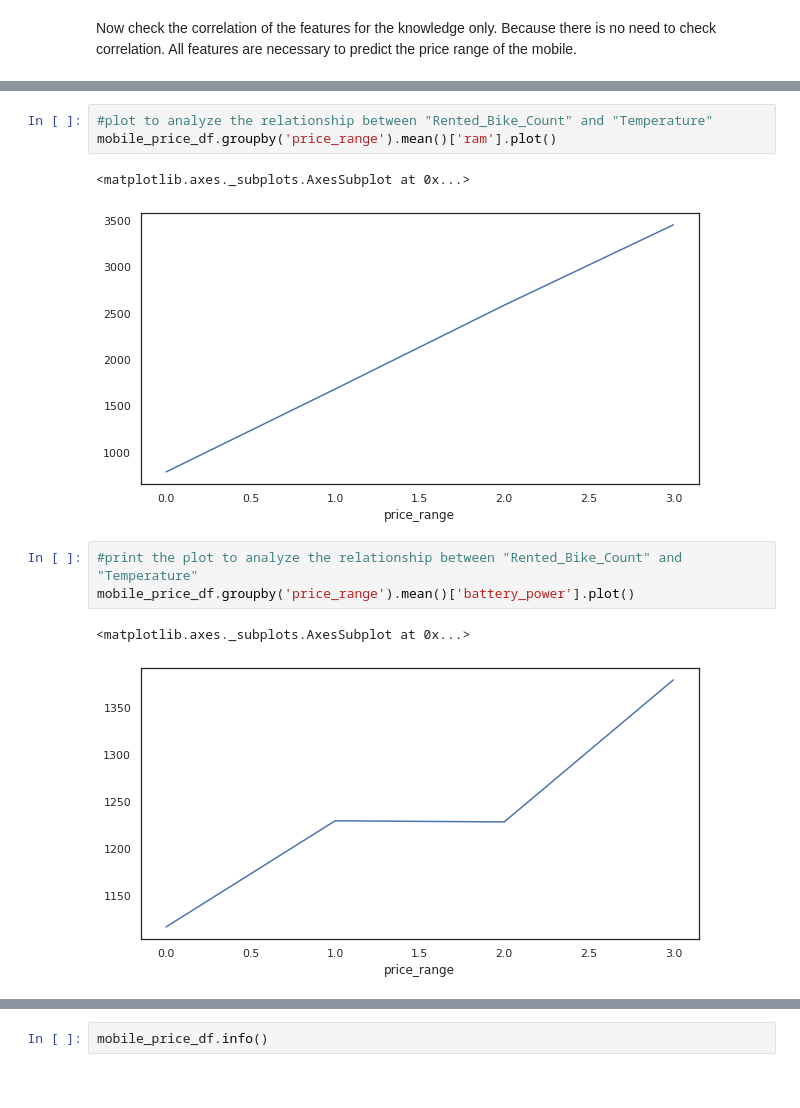
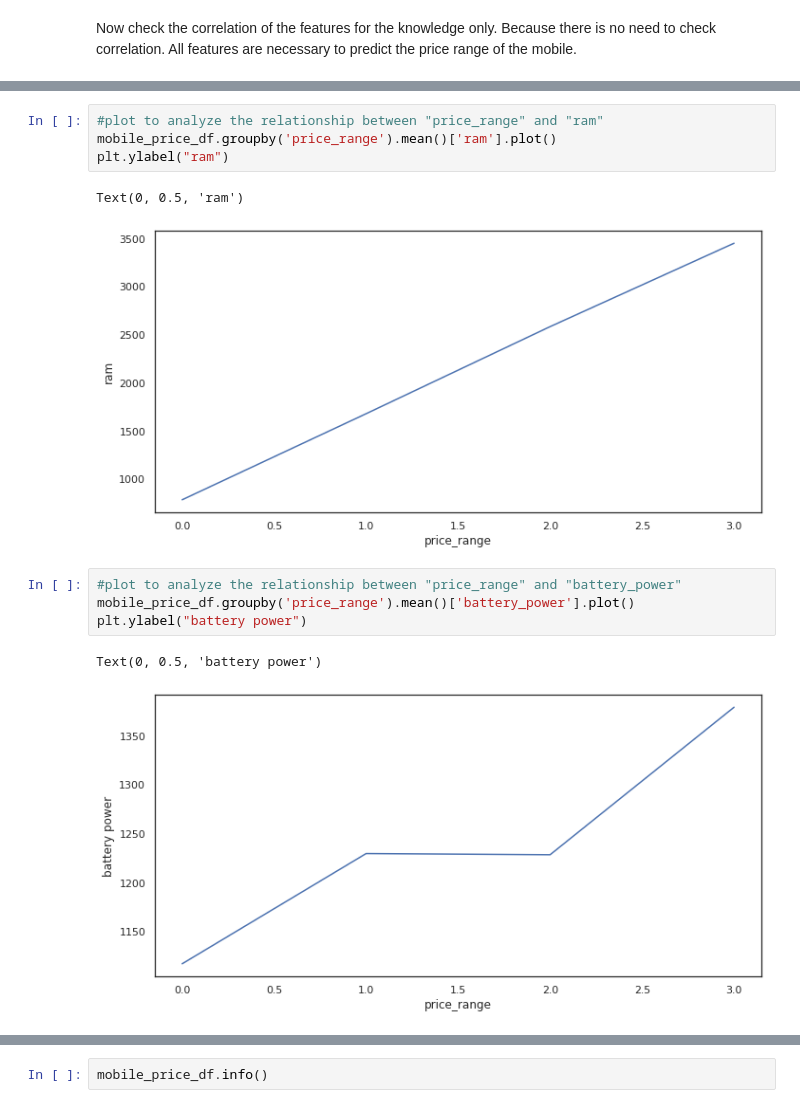
Before and after one commit to preetikhullbe/mobile-price-prediction, a Jupyter notebook: Mobile_price_prediction.ipynb, the cells around one changed output, grey strips where cells are left out. Drawn from its saved outputs; the diff is of its cells as text.

```diff
--- a/Mobile_price_prediction.ipynb
+++ b/Mobile_price_prediction.ipynb
@@ -370,13 +376,15 @@ sns.heatmap((correlation),mask=mask, annot=True,cmap='Spectral_r')
 # %%
-#plot to analyze the relationship between "Rented_Bike_Count" and "Temperature"
+#plot to analyze the relationship between "price_range" and "ram"
 mobile_price_df.groupby('price_range').mean()['ram'].plot()
+plt.ylabel("ram")
 # %% [output]
-<matplotlib.axes._subplots.AxesSubplot at 0x...>
+Text(0, 0.5, 'ram')
-[figure, old version]
+[figure, new version]
 # %%
-#print the plot to analyze the relationship between "Rented_Bike_Count" and "Temperature"
+#plot to analyze the relationship between "price_range" and "battery_power"
 mobile_price_df.groupby('price_range').mean()['battery_power'].plot()
+plt.ylabel("battery power")
 # %% [output]
-<matplotlib.axes._subplots.AxesSubplot at 0x...>
+Text(0, 0.5, 'battery power')
-[figure, old version]
+[figure, new version]
 # %%
```
Also changed, not shown: parts of 99 cells of this notebook.
